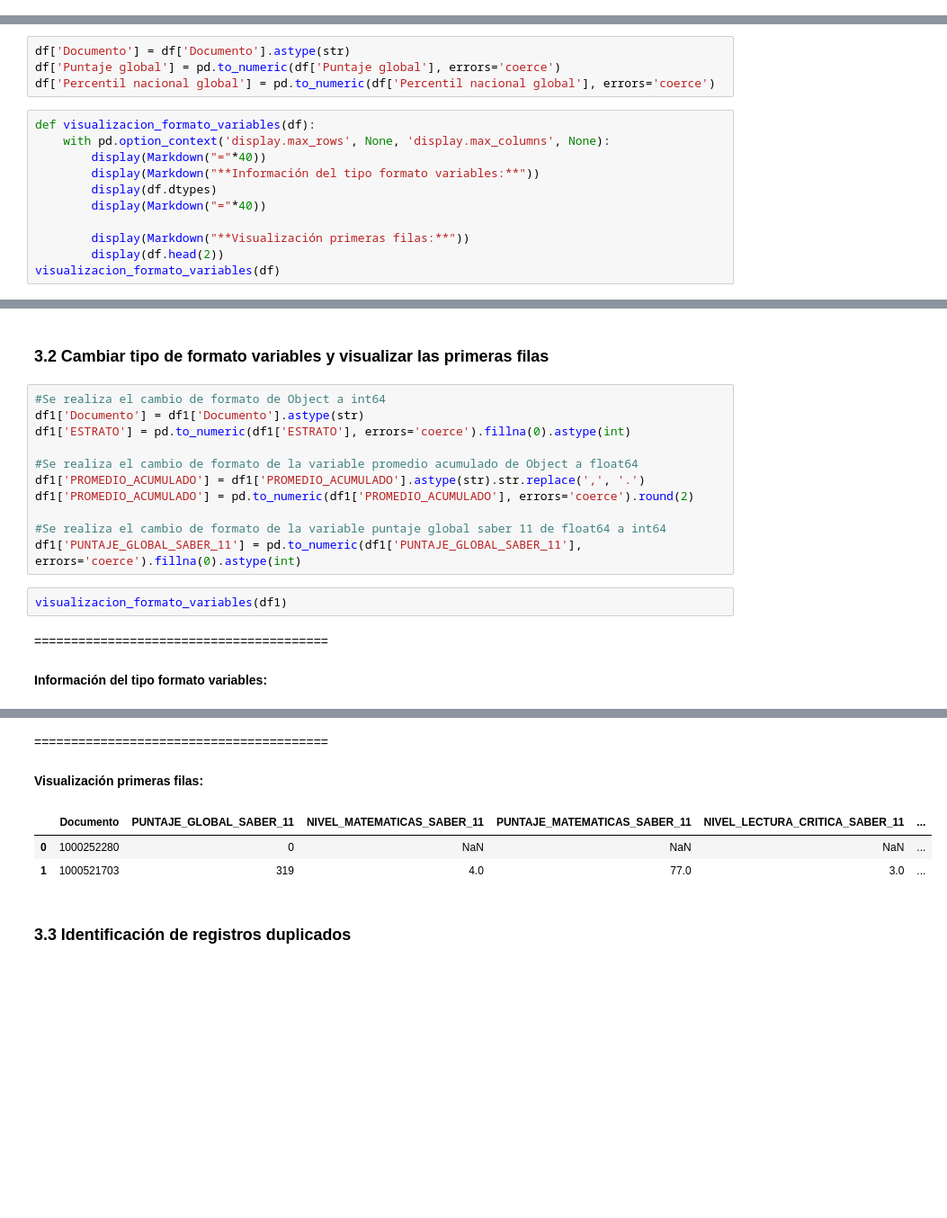
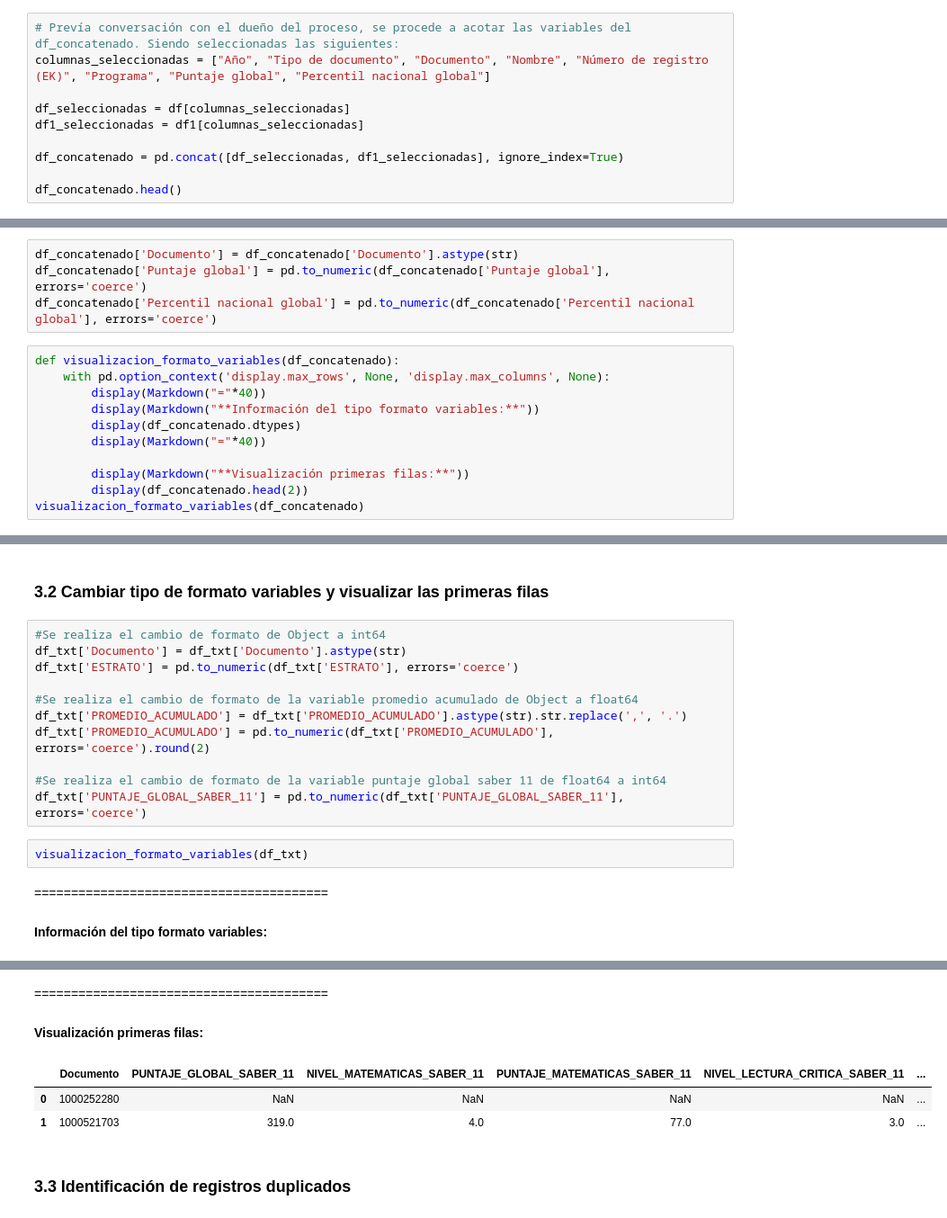
Before and after one commit to mafab9125/EDA_COURSE, a Jupyter notebook: Trabajo_Final_Exploratorio.ipynb, the cells around one changed output, grey strips where cells are left out. Shown at 90% size. Saved outputs shown, nothing was run; the diff lists cells and outputs as text; blank space fills up the shorter version.

```diff
--- a/Trabajo_Final_Exploratorio.ipynb
+++ b/Trabajo_Final_Exploratorio.ipynb
@@ -134,0 +248,10 @@ df1 = pd.read_csv("C:/Users/mafab/Downloads/IN_SITU/datos_completos3.txt", sep="
+# %%
+# Prevía conversación con el dueño del proceso, se procede a acotar las variables del df_concatenado. Siendo seleccionadas las siguientes:
+columnas_seleccionadas = ["Año", "Tipo de documento", "Documento", "Nombre", "Número de registro (EK)", "Programa", "Puntaje global", "Percentil nacional global"]
+
+df_seleccionadas = df[columnas_seleccionadas]
+df1_seleccionadas = df1[columnas_seleccionadas]
+
+df_concatenado = pd.concat([df_seleccionadas, df1_seleccionadas], ignore_index=True)
+
+df_concatenado.head()
@@ -178,20 +305,20 @@ La información anterior indica que entre 2017 y 2024 un total de 6.884 estudian
 
 * Adicional, es necesario cambiar el formato de las variables puntaje y percentil global a float, pq sino no detecta los datos vacios.
 # %%
-df['Documento'] = df['Documento'].astype(str)
-df['Puntaje global'] = pd.to_numeric(df['Puntaje global'], errors='coerce')
-df['Percentil nacional global'] = pd.to_numeric(df['Percentil nacional global'], errors='coerce')
+df_concatenado['Documento'] = df_concatenado['Documento'].astype(str)
+df_concatenado['Puntaje global'] = pd.to_numeric(df_concatenado['Puntaje global'], errors='coerce')
+df_concatenado['Percentil nacional global'] = pd.to_numeric(df_concatenado['Percentil nacional global'], errors='coerce')
 # %%
-def visualizacion_formato_variables(df):
+def visualizacion_formato_variables(df_concatenado):
     with pd.option_context('display.max_rows', None, 'display.max_columns', None):
         display(Markdown("="*40))
         display(Markdown("**Información del tipo formato variables:**"))
-        display(df.dtypes)
+        display(df_concatenado.dtypes)
         display(Markdown("="*40))
 
         display(Markdown("**Visualización primeras filas:**"))
-        display(df.head(2))
-visualizacion_formato_variables(df)
+        display(df_concatenado.head(2))
+visualizacion_formato_variables(df_concatenado)
 # %% [output]
 ========================================
 **Información del tipo formato variables:**
@@ -281,17 +405,17 @@ El dataset de las variables independientes tiene un total de 7.446 registros y 5
 <h3 id="cambio-tipo-formato-variables-3">3.2 Cambiar tipo de formato variables y visualizar las primeras filas</h3>
 # %%
 #Se realiza el cambio de formato de Object a int64
-df1['Documento'] = df1['Documento'].astype(str)
-df1['ESTRATO'] = pd.to_numeric(df1['ESTRATO'], errors='coerce').fillna(0).astype(int)
+df_txt['Documento'] = df_txt['Documento'].astype(str)
+df_txt['ESTRATO'] = pd.to_numeric(df_txt['ESTRATO'], errors='coerce')
 
 #Se realiza el cambio de formato de la variable promedio acumulado de Object a float64
-df1['PROMEDIO_ACUMULADO'] = df1['PROMEDIO_ACUMULADO'].astype(str).str.replace(',', '.')
-df1['PROMEDIO_ACUMULADO'] = pd.to_numeric(df1['PROMEDIO_ACUMULADO'], errors='coerce').round(2)
+df_txt['PROMEDIO_ACUMULADO'] = df_txt['PROMEDIO_ACUMULADO'].astype(str).str.replace(',', '.')
+df_txt['PROMEDIO_ACUMULADO'] = pd.to_numeric(df_txt['PROMEDIO_ACUMULADO'], errors='coerce').round(2)
 
 #Se realiza el cambio de formato de la variable puntaje global saber 11 de float64 a int64
-df1['PUNTAJE_GLOBAL_SABER_11'] = pd.to_numeric(df1['PUNTAJE_GLOBAL_SABER_11'], errors='coerce').fillna(0).astype(int)
+df_txt['PUNTAJE_GLOBAL_SABER_11'] = pd.to_numeric(df_txt['PUNTAJE_GLOBAL_SABER_11'], errors='coerce')
 # %%
-visualizacion_formato_variables(df1)
+visualizacion_formato_variables(df_txt)
 # %% [output]
 ========================================
 **Información del tipo formato variables:**
@@ -300,23 +424,23 @@ PUNTAJE_GLOBAL_SABER_11                       int32
 NIVEL_MATEMATICAS_SABER_11                  float64
 PUNTAJE_MATEMATICAS_SABER_11                float64
 NIVEL_LECTURA_CRITICA_SABER_11              float64
 PUNTAJE_LECTURA_CRITICA_SABER_11            float64
 NIVEL_INGLES_SABER_11                        object
 PUNTAJE_INGLES_SABER_11                     float64
 NIVEL_COMPETENCIAS_CIUDADANAS_SABER_11      float64
 PUNTAJE_COMPETENCIAS_CIUDADANAS_SABER_11    float64
 NIVEL_CIENCIAS_NATURALES_SABER_11           float64
 PUNTAJE_CIENCIAS_NATURALES_SABER_11         float64
 ... (40 lines left out)
 SER_PILO_PAGA                                object
 GENERACION_E                                 object
 NIVEL                                        object
 dtype: object
 ========================================
 **Visualización primeras filas:**
 |  | Documento | PUNTAJE_GLOBAL_SABER_11 | NIVEL_MATEMATICAS_SABER_11 | PUNTAJE_MATEMATICAS_SABER_11 | NIVEL_LECTURA_CRITICA_SABER_11 | ... |
-| 0 | 1000252280 | 0 | NaN | NaN | NaN | ... |
-| 1 | 1000521703 | 319 | 4.0 | 77.0 | 3.0 | ... |
+| 0 | 1000252280 | NaN | NaN | NaN | NaN | ... |
+| 1 | 1000521703 | 319.0 | 4.0 | 77.0 | 3.0 | ... |
 # %% [markdown]
 <h3 id="identificacion-registros-duplicados">3.3 Identificación de registros duplicados</h3>
 # %%
```
Also changed, not shown: parts of 46 cells of this notebook.
